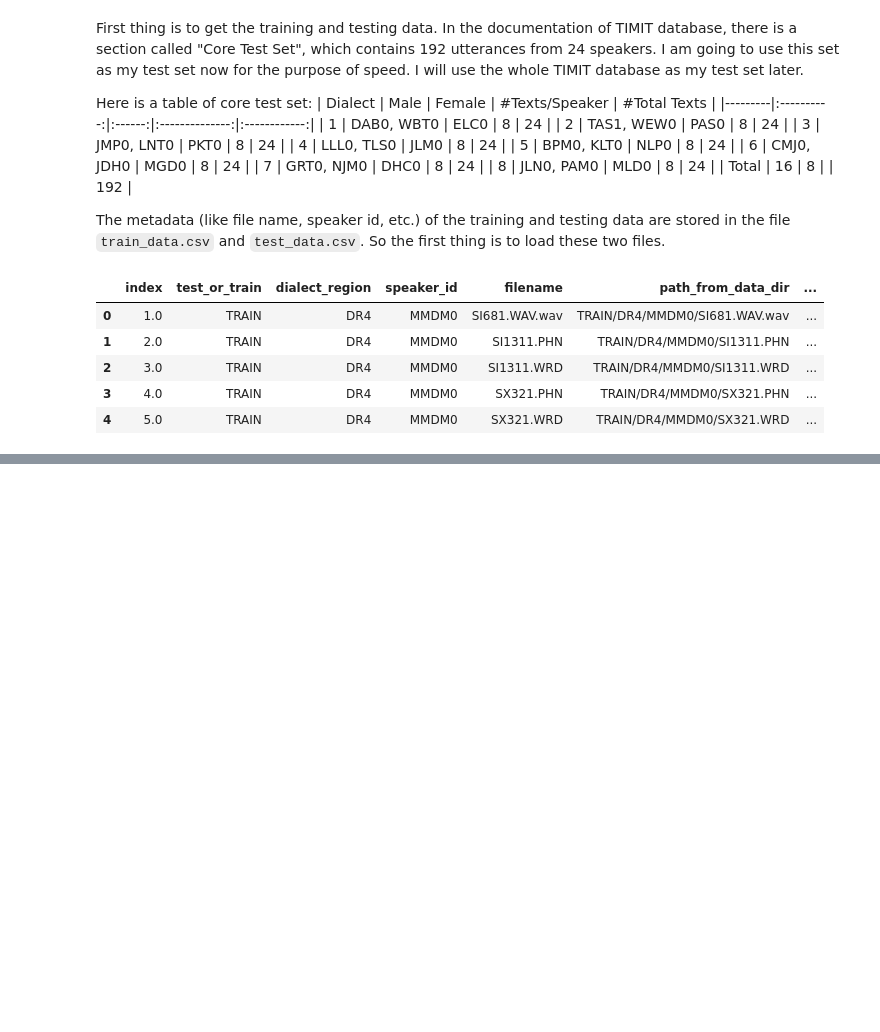
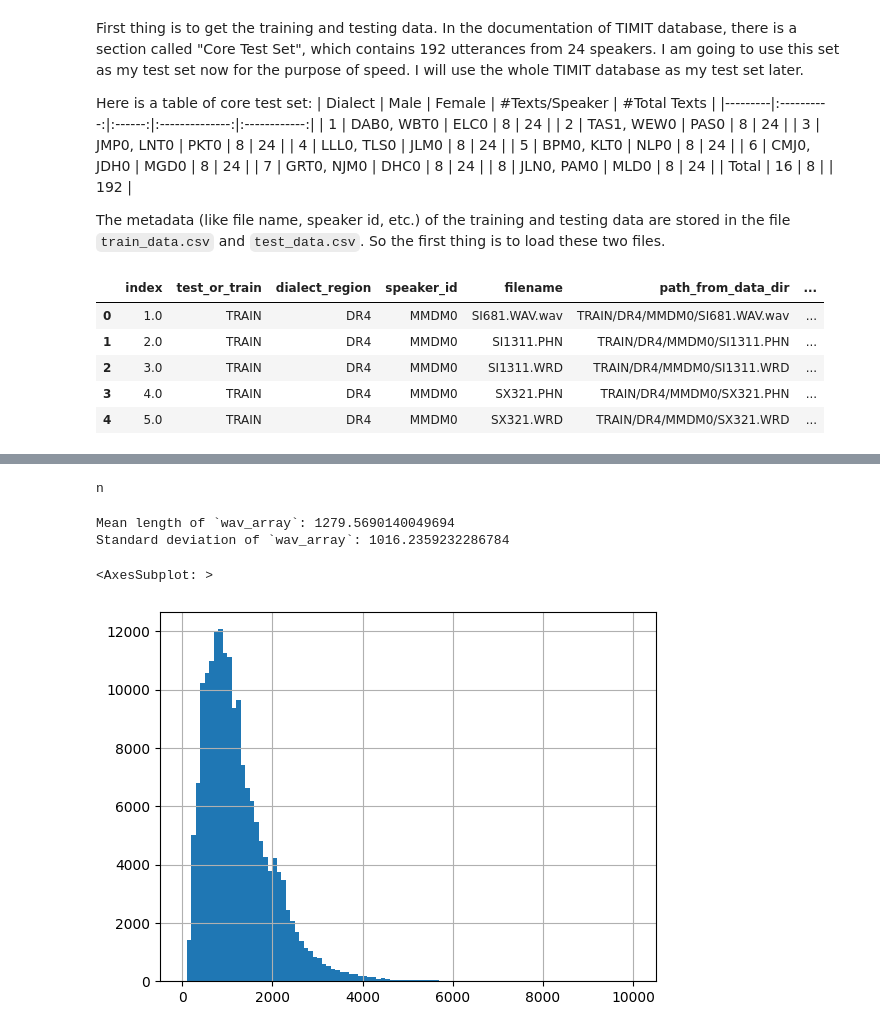
Before and after one commit to zhu-yifang/Yifang-thesis, a Jupyter notebook: jupyter/neural_network.ipynb, the cells around one changed output, grey strips where cells are left out. Cells and saved outputs as stored; diff of their text form; code cells hidden in the pictures; blank space fills up the shorter version.

```diff
--- a/jupyter/neural_network.ipynb
+++ b/jupyter/neural_network.ipynb
@@ -24,8 +28,8 @@ from pathlib import Path
 # %%
 # Load `train_data.csv` and `test_data.csv` as pandas `DataFrames`
 TIMIT = Path(os.environ["TIMIT"])
-train_data = pandas.read_csv(TIMIT / "train_data.csv")
-test_data = pandas.read_csv(TIMIT / "test_data.csv")
+train_data = pd.read_csv(TIMIT / "train_data.csv")
+test_data = pd.read_csv(TIMIT / "test_data.csv")
 
 # Take a look at the first few rows of `train_data`
 train_data.head()
@@ -57,0 +129,33 @@ Since we only care about phonetic information, the only file types we care are `
+# %%
+# Creating a new dataframe to store the information of the training set
+train_data_new = pd.DataFrame(
+    columns=[
+        "class",
+        "phonetic_transcription",
+        "wav_array",
+    ]
+)
+
+wavs = []
+transcriptions = []
+# Iterate through the rows of `train_path_no_ext`
+for path_no_ext in train_path_no_ext:
+    wav_path = TIMIT / "data" / Path(path_no_ext + ".WAV.wav")
+    wav, samplerate = librosa.load(
+        wav_path, sr=None
+    )  # set `sr=None` to get the original sampling rate
+    phn_path = TIMIT / "data" / Path(path_no_ext + ".phn")
+    with open(phn_path, "r") as f:
+        for line in f:
+            start, end, transcription = line.split()
+            start, end = int(start), int(end)
+            wavs.append(wav[start:end])
+            transcriptions.append(transcription)
+# Concat `wavs` and `transcriptions` to `train_data_new`
+train_data_new = pd.concat(
+    [
+        train_data_new,
+        pd.DataFrame({"wav_array": wavs, "phonetic_transcription": transcriptions}),
+    ],
+    ignore_index=True,
+)
@@ -57,0 +172,21 @@ Since we only care about phonetic information, the only file types we care are `
+# %%
+# Randomly sample 1 row from `train_data_new` and given the transcription, play the audio
+row = train_data_new.sample(1)
+sd.play(row["wav_array"].values[0], samplerate=16000)
+print(row["phonetic_transcription"].values[0])
+# %% [output]
+n
+# %%
+# Calculate the mean length of the `wav_array`
+print(f"Mean length of `wav_array`: {train_data_new['wav_array'].apply(len).mean()}")
+# Calculate the standard deviation of the length of the `wav_array`
+print(f"Standard deviation of `wav_array`: {train_data_new['wav_array'].apply(len).std()}")
+# %% [output]
+Mean length of `wav_array`: 1279.5690140049694
+Standard deviation of `wav_array`: 1016.2359232286784
+# %%
+# Visualize the distribution of the length of `way_array`, and make the x-axis range from 0 to 6000
+train_data_new["wav_array"].apply(len).hist(range=[0, 10000], bins=100)
+# %% [output]
+<AxesSubplot: >
+[figure, added]
```
Also changed, not shown: parts of 36 cells of this notebook.
